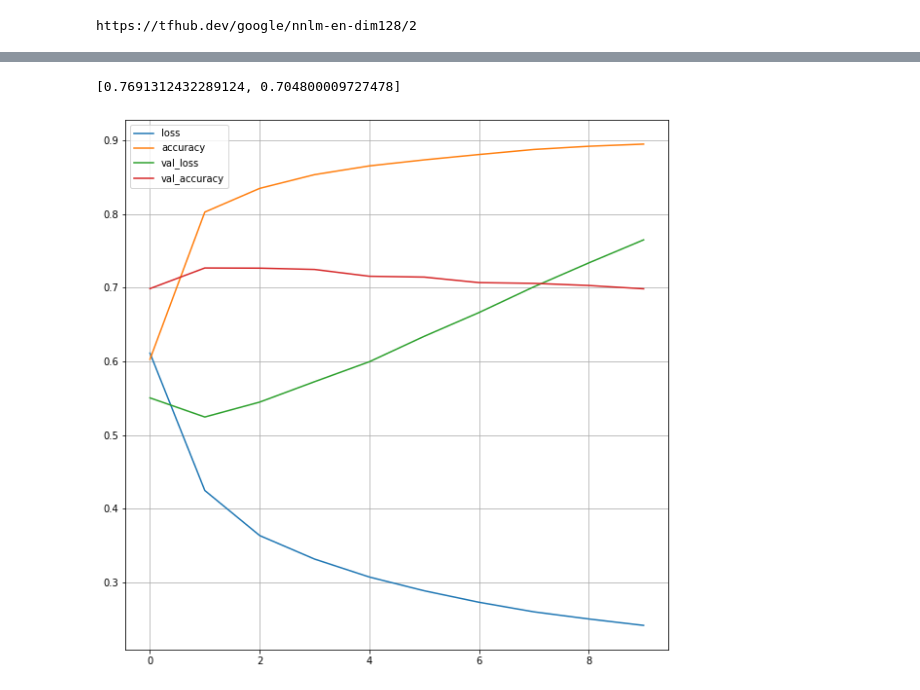
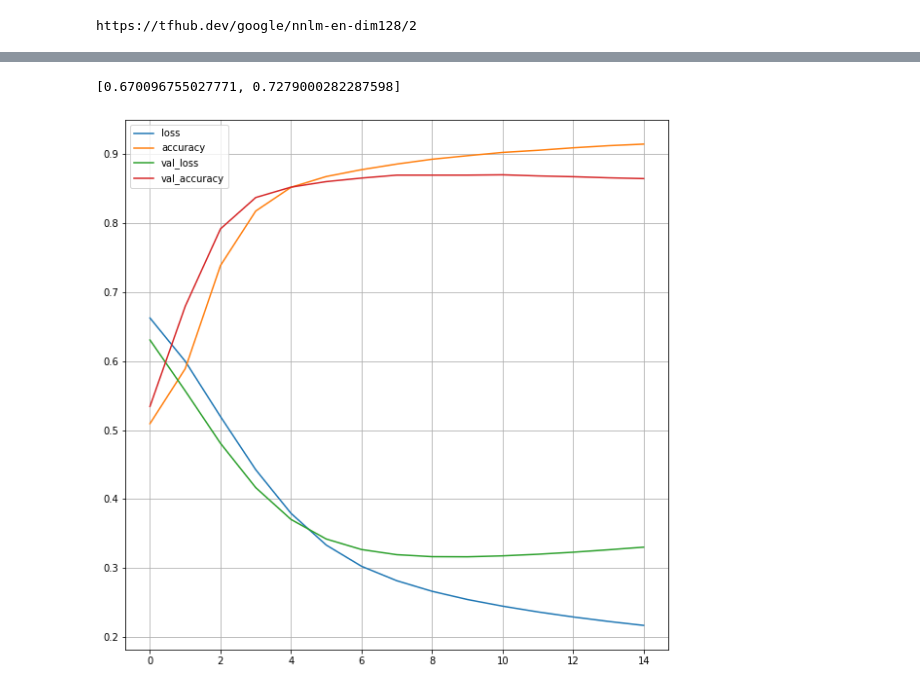
Before and after one commit to baptiste-pasquier/data_2A, a Jupyter notebook: model_NN.ipynb, the cells around one changed output, grey strips where cells are left out. Drawn from its saved outputs; the diff is of its cells as text; code cells hidden in the pictures.

Commit message:
update data

```diff
--- a/model_NN.ipynb
+++ b/model_NN.ipynb
@@ -93,0 +99,8 @@ print(len(X_test), 'validation examples')
+# %%
+from sklearn.feature_extraction.text import CountVectorizer
+
+vectorizer = CountVectorizer(max_features=1000)
+vectorizer.fit(X_train_text)
+
+X_train = vectorizer.transform(X_train_text).toarray()
+X_test = vectorizer.transform(X_test_text).toarray()
@@ -93,0 +207,26 @@ print(len(X_test), 'validation examples')
+# %%
+from sklearn.model_selection import train_test_split
+from keras.preprocessing.text import Tokenizer
+from keras.preprocessing.sequence import pad_sequences
+
+sentences = df['text'].values
+y = df['target'].values
+
+sentences_train,sentences_test,y_train,y_test = train_test_split(
+                                                sentences, y,
+                                                test_size=0.2,
+                                                random_state=1234)
+
+tokenizer = Tokenizer(num_words=5000)
+tokenizer.fit_on_texts(X_train_text)
+
+X_train = tokenizer.texts_to_sequences(sentences_train)
+X_test = tokenizer.texts_to_sequences(sentences_test)
+
+# Adding 1 because of  reserved 0 index
+vocab_size = len(tokenizer.word_index) + 1
+
+maxlen = 100
+
+X_train = pad_sequences(X_train, padding='post', maxlen=maxlen)
+X_test = pad_sequences(X_test, padding='post', maxlen=maxlen)
@@ -212,7 +430,7 @@ tf.keras.utils.plot_model(model,
 # %%
-history = model.fit(train_data.shuffle(10000).batch(5000),
+history = model.fit(train_data.shuffle(10000).batch(500),
                     epochs=10,
-                    validation_data=validation_data.batch(5000),
+                    validation_data=validation_data.batch(500),
                     verbose=1)
 pd.DataFrame(history.history).plot(figsize=(10,10))
 plt.grid(True)
@@ -292,9 +490,10 @@ model.get_weights()
  array([0.], dtype=float32)]
 # %%
 reset_weights(model)
-history = model.fit(train_data.shuffle(10000).batch(1000),
-                    epochs=10,
-                    validation_data=validation_data.batch(1000),
+history = model.fit(X_train, y_train,
+                    epochs=15,
+                    batch_size=5000,
+                    validation_split=0.2,
                     verbose=1)
 pd.DataFrame(history.history).plot(figsize=(10,10))
 plt.grid(True)
@@ -321,4 +520,4 @@ Epoch 10/10
-[0.7691312432289124, 0.704800009727478]
+[0.670096755027771, 0.7279000282287598]
-[figure, old version]
+[figure, new version]
 # %%
 reset_weights(model)
```
Also changed, not shown: parts of 48 cells of this notebook, 8 other files.
